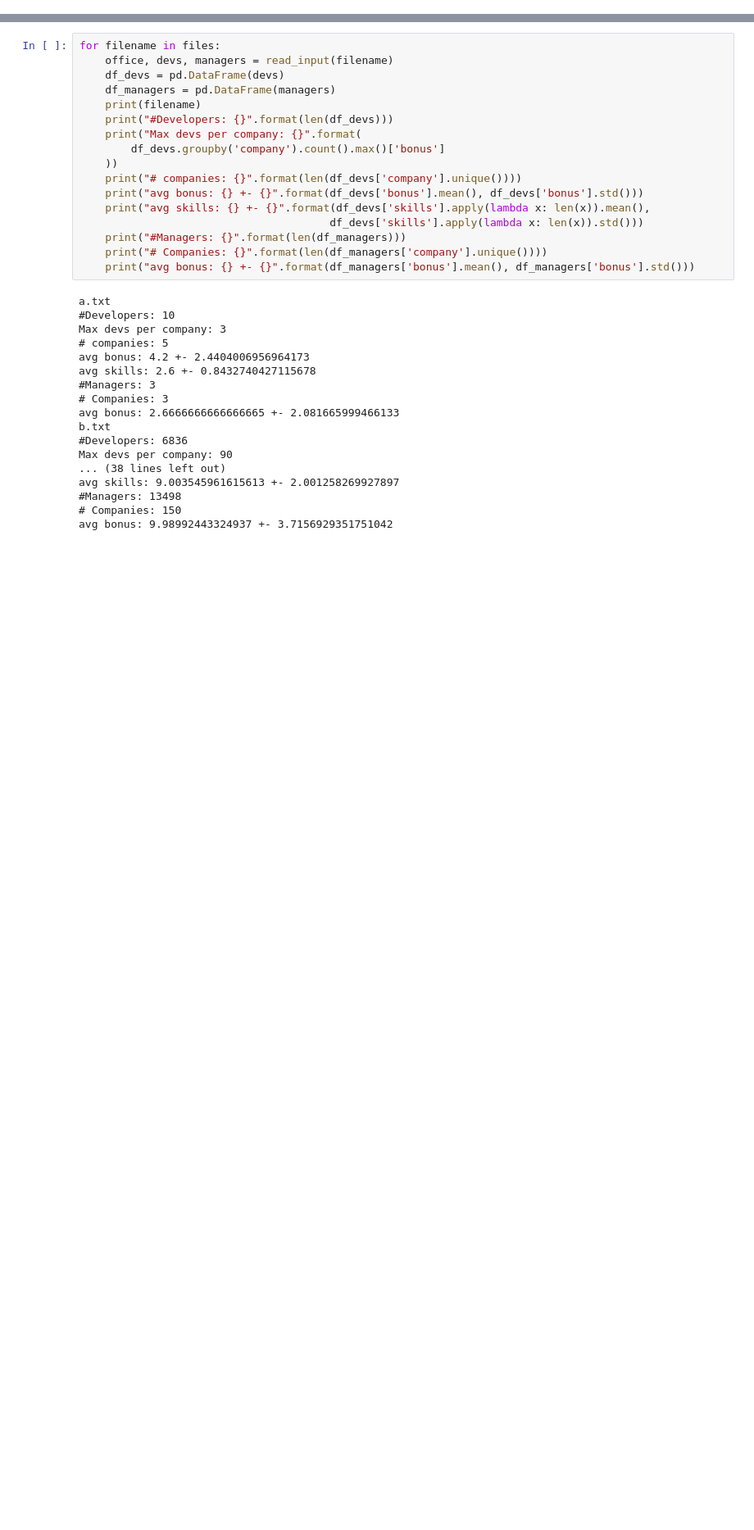
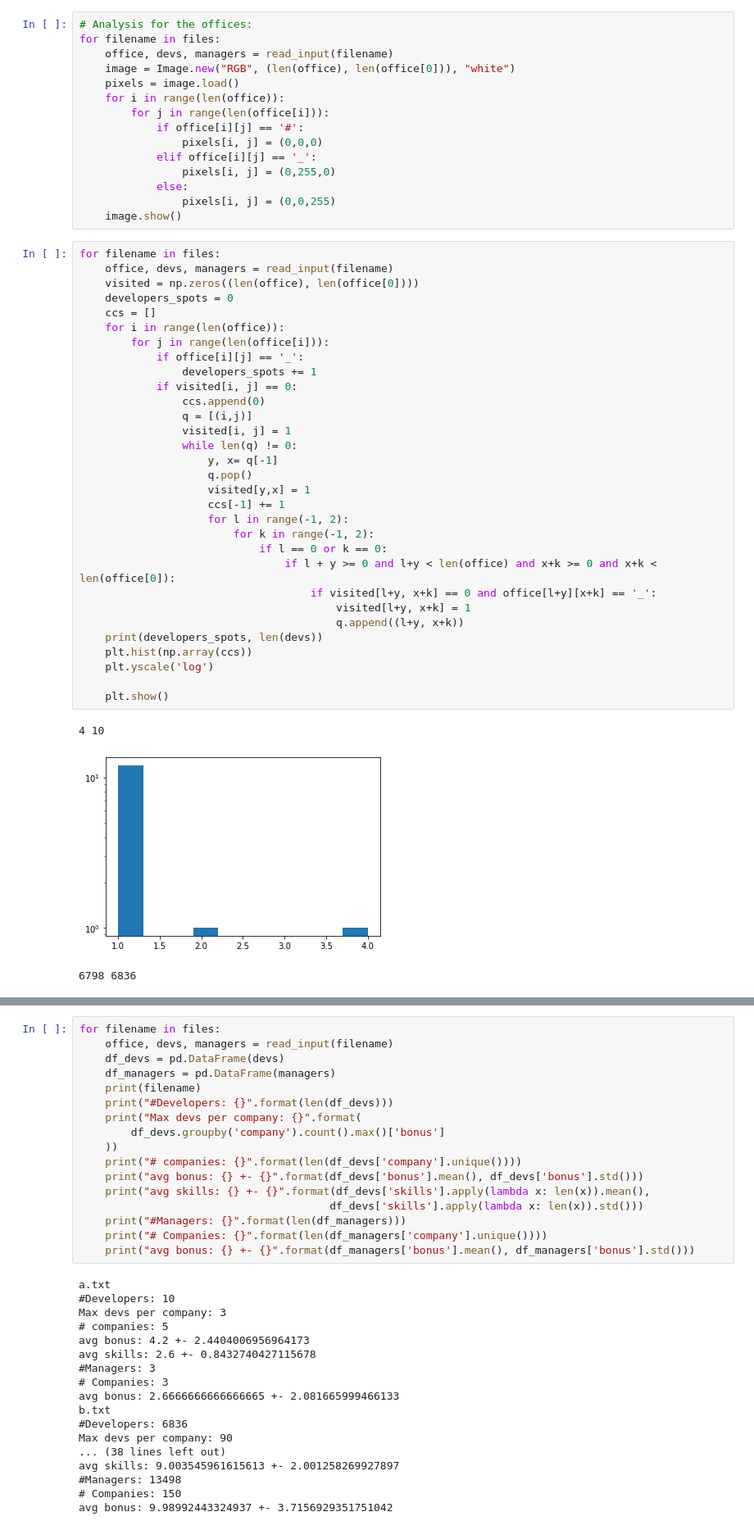
Before and after one commit to steber97/competitive-programming, a Jupyter notebook: reply/coding/2020/explore_input.ipynb, the cells around one changed output, grey strips where cells are left out. Shown at 82% size. Saved outputs shown, nothing was run; the diff lists cells and outputs as text; blank space fills up the shorter version.

```diff
--- a/reply/coding/2020/explore_input.ipynb
+++ b/reply/coding/2020/explore_input.ipynb
@@ -34,2 +58,52 @@ def read_input(filename):
                 })
         return office, devs, managers
+# %%
+# Analysis for the offices:
+for filename in files:
+    office, devs, managers = read_input(filename)
+    image = Image.new("RGB", (len(office), len(office[0])), "white")
+    pixels = image.load()
+    for i in range(len(office)):
+        for j in range(len(office[i])):
+            if office[i][j] == '#':
+                pixels[i, j] = (0,0,0)
+            elif office[i][j] == '_':
+                pixels[i, j] = (0,255,0)
+            else:
+                pixels[i, j] = (0,0,255)
+    image.show()
+# %%
+for filename in files:
+    office, devs, managers = read_input(filename)
+    visited = np.zeros((len(office), len(office[0])))
+    developers_spots = 0
+    ccs = []
+    for i in range(len(office)):
+        for j in range(len(office[i])):
+            if office[i][j] == '_':
+                developers_spots += 1
+            if visited[i, j] == 0:
+                ccs.append(0)
+                q = [(i,j)]
+                visited[i, j] = 1
+                while len(q) != 0:
+                    y, x= q[-1]
+                    q.pop()
+                    visited[y,x] = 1
+                    ccs[-1] += 1
+                    for l in range(-1, 2):
+                        for k in range(-1, 2):
+                            if l == 0 or k == 0:
+                                if l + y >= 0 and l+y < len(office) and x+k >= 0 and x+k < len(office[0]):
+                                    if visited[l+y, x+k] == 0 and office[l+y][x+k] == '_':
+                                        visited[l+y, x+k] = 1
+                                        q.append((l+y, x+k))
+    print(developers_spots, len(devs))
+    plt.hist(np.array(ccs))
+    plt.yscale('log')
+
+    plt.show()
+# %% [output]
+4 10
+[figure, added]
+6798 6836
```
Also changed, not shown: parts of 11 cells of this notebook.
